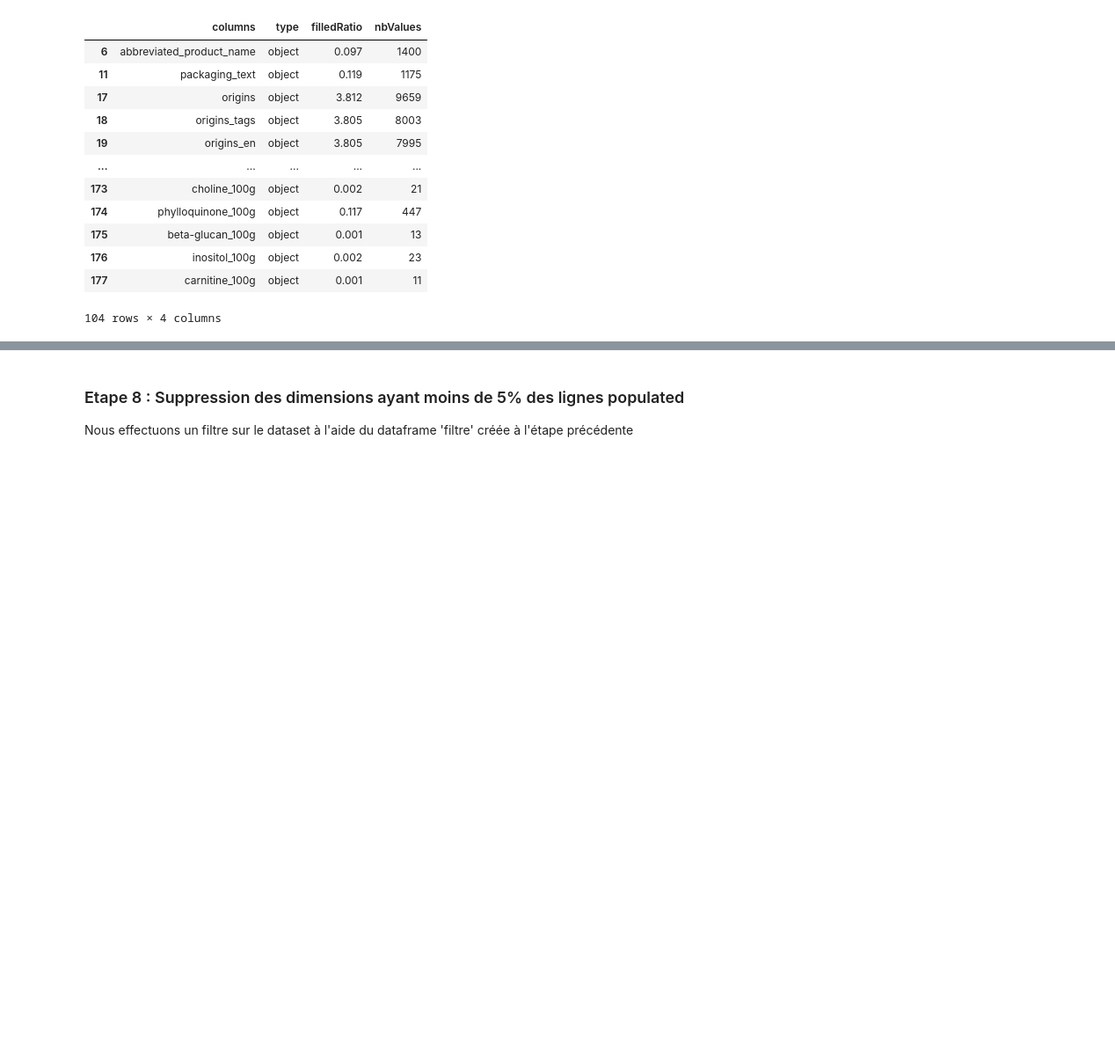
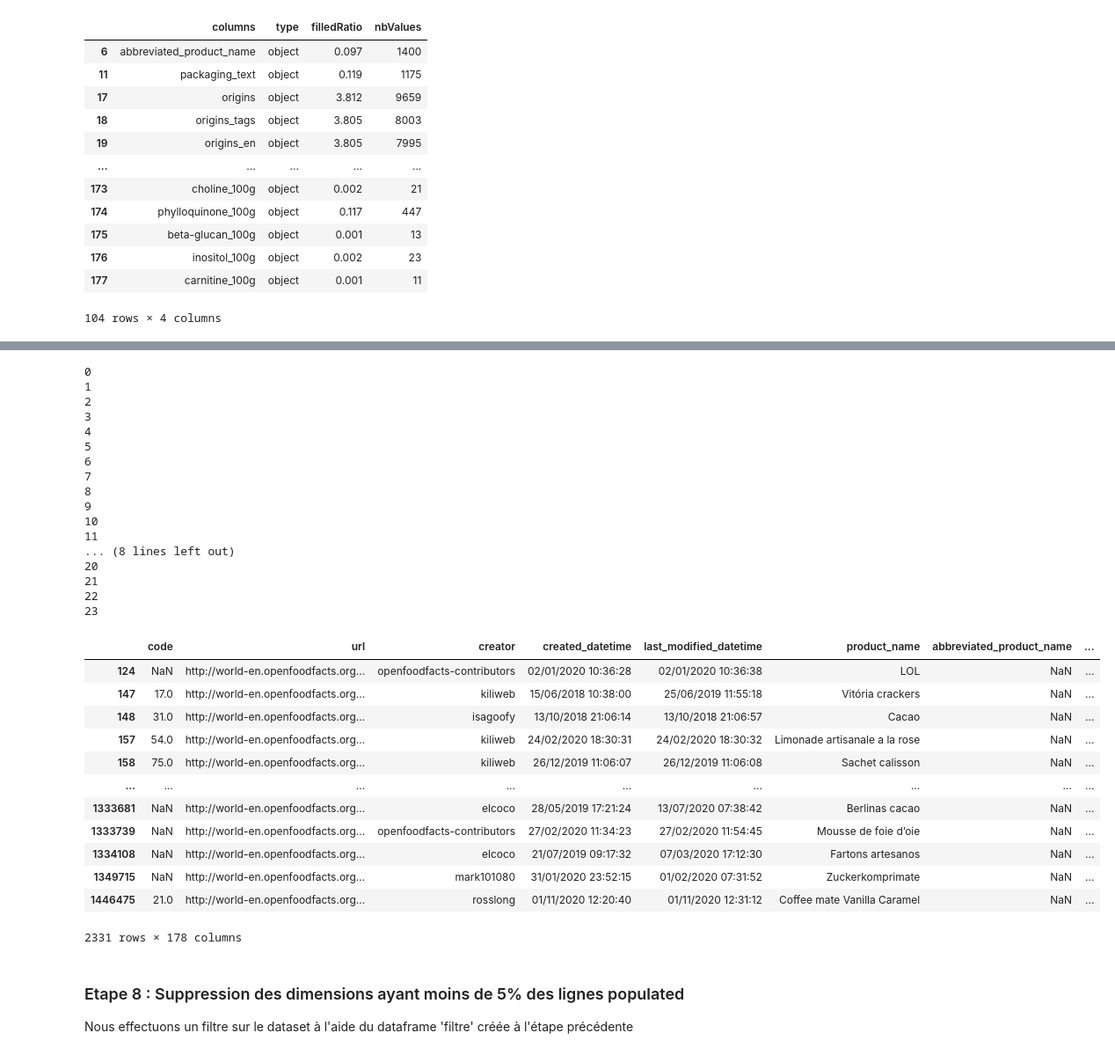
Before and after one commit to benMiniconi/OpenFoodFact, a Jupyter notebook: Projet Final/PSanté_01_notebook_nettoyage.ipynb, the cells around one changed output, grey strips where cells are left out. Shown at 88% size. Drawn from its saved outputs; the diff is of its cells as text; code cells hidden in the pictures; blank space fills up the shorter version.

```diff
--- a/Projet Final/PSanté_01_notebook_nettoyage.ipynb
+++ b/Projet Final/PSanté_01_notebook_nettoyage.ipynb
@@ -111 +213,42 @@ lessThanOnePercentColumns
+# %%
+for columnIndex in range(nutriFrame.shape[1]):
+    print(columnIndex)
+    currentColumn = nutriFrame.columns.values[columnIndex]
+    dataF[currentColumn]  = pd.to_numeric(dataF[currentColumn], errors='coerce')
+
+    #let's isolate NaN with -1000 outside datarange
+    dataF[currentColumn] = dataF[currentColumn].replace("nan", -1000).replace(np.nan, -1000)
+    dataF[currentColumn] = dataF[dataF[currentColumn] < 100]
+dataF
+# %% [output]
+0
+1
+2
+3
+4
+5
+6
+7
+8
+9
+10
+11
+... (8 lines left out)
+20
+21
+22
+23
+|  | code | url | creator | created_datetime | last_modified_datetime | product_name | abbreviated_product_name | ... |
+| 124 | NaN | http://world-en.openfoodfacts.org... | openfoodfacts-contributors | 02/01/2020 10:36:28 | 02/01/2020 10:36:38 | LOL | NaN | ... |
+| 147 | 17.0 | http://world-en.openfoodfacts.org... | kiliweb | 15/06/2018 10:38:00 | 25/06/2019 11:55:18 | Vitória crackers | NaN | ... |
+| 148 | 31.0 | http://world-en.openfoodfacts.org... | isagoofy | 13/10/2018 21:06:14 | 13/10/2018 21:06:57 | Cacao | NaN | ... |
+| 157 | 54.0 | http://world-en.openfoodfacts.org... | kiliweb | 24/02/2020 18:30:31 | 24/02/2020 18:30:32 | Limonade artisanale a la rose | NaN | ... |
+| 158 | 75.0 | http://world-en.openfoodfacts.org... | kiliweb | 26/12/2019 11:06:07 | 26/12/2019 11:06:08 | Sachet calisson | NaN | ... |
+| ... | ... | ... | ... | ... | ... | ... | ... | ... |
+| 1333681 | NaN | http://world-en.openfoodfacts.org... | elcoco | 28/05/2019 17:21:24 | 13/07/2020 07:38:42 | Berlinas cacao | NaN | ... |
+| 1333739 | NaN | http://world-en.openfoodfacts.org... | openfoodfacts-contributors | 27/02/2020 11:34:23 | 27/02/2020 11:54:45 | Mousse de foie d’oie | NaN | ... |
+| 1334108 | NaN | http://world-en.openfoodfacts.org... | elcoco | 21/07/2019 09:17:32 | 07/03/2020 17:12:30 | Fartons artesanos | NaN | ... |
+| 1349715 | NaN | http://world-en.openfoodfacts.org... | mark101080 | 31/01/2020 23:52:15 | 01/02/2020 07:31:52 | Zuckerkomprimate | NaN | ... |
+| 1446475 | 21.0 | http://world-en.openfoodfacts.org... | rosslong | 01/11/2020 12:20:40 | 01/11/2020 12:31:12 | Coffee mate Vanilla Caramel | NaN | ... |
+2331 rows × 178 columns
 # %% [markdown]
```
Also changed, not shown: parts of 11 cells of this notebook.
